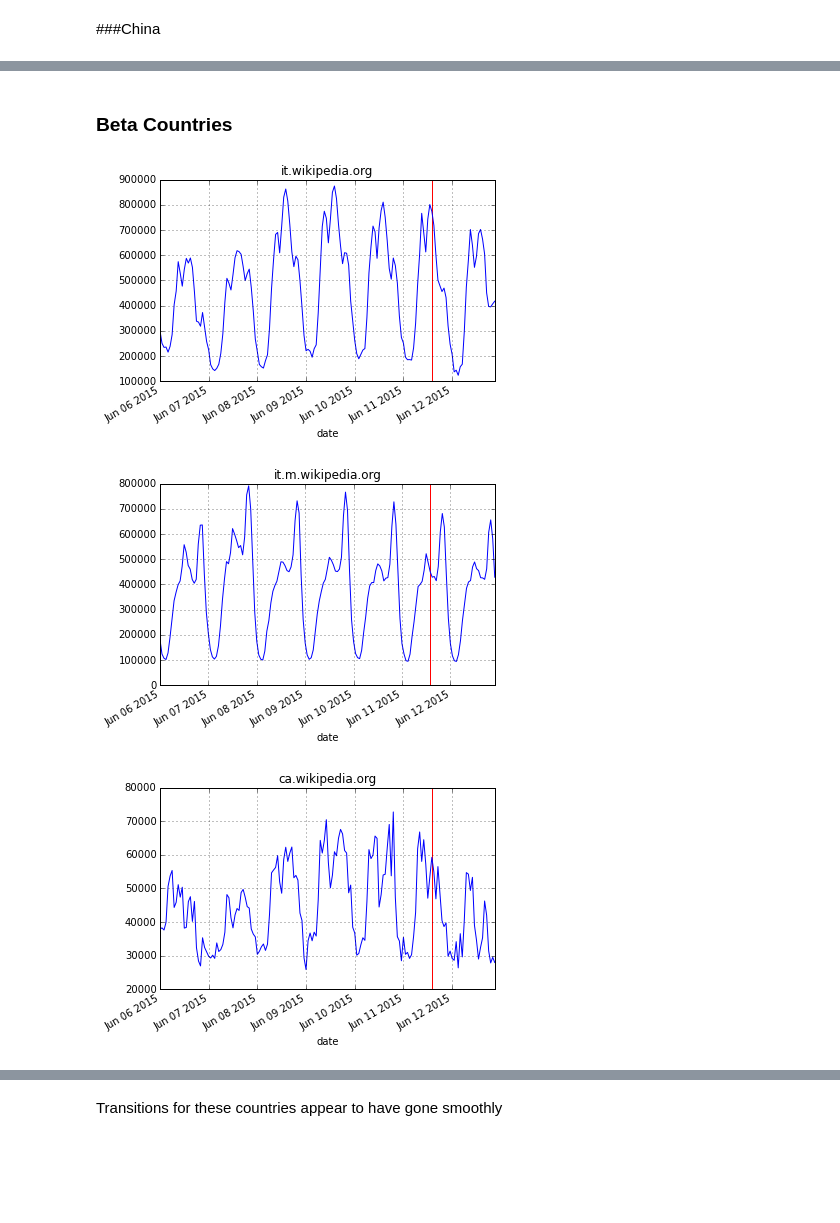
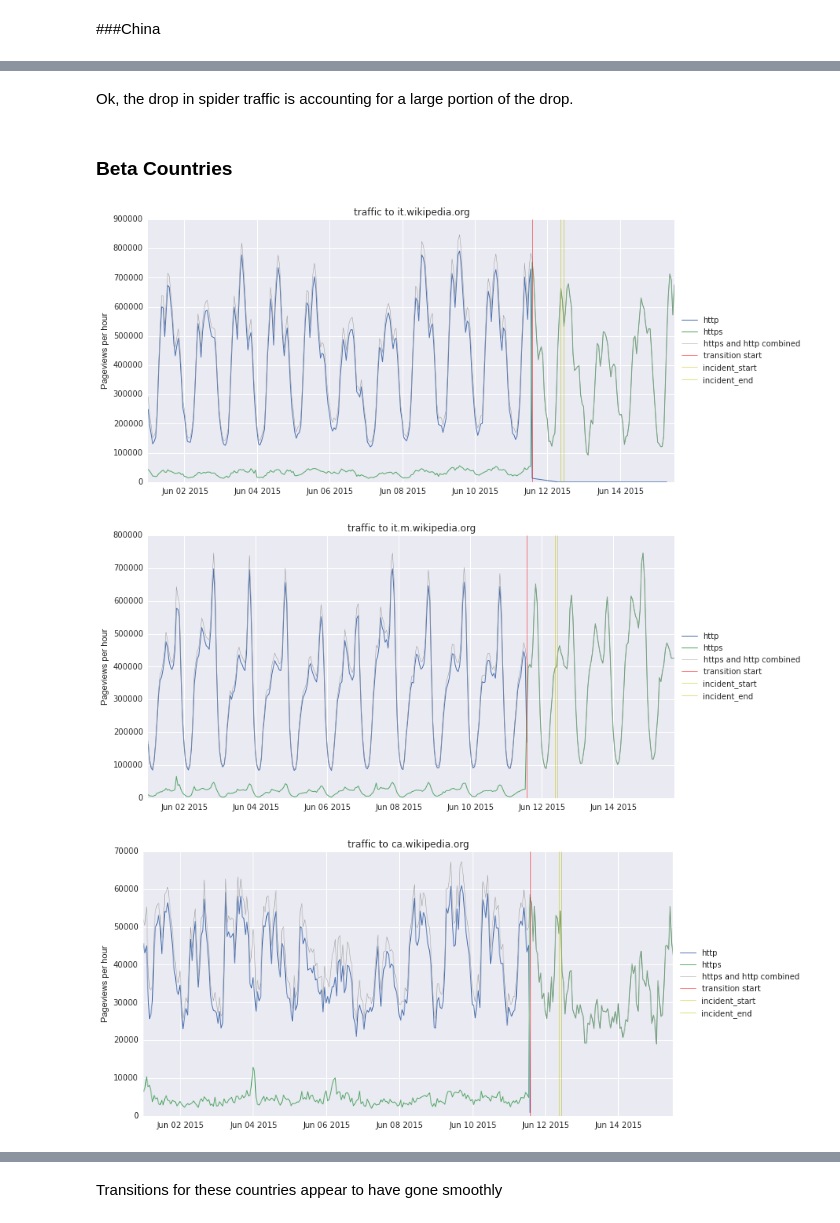
Before and after one commit to ewulczyn/wiki-misc, a Jupyter notebook: https_transition/https_transition.ipynb, the cells around one changed output, grey strips where cells are left out. Drawn from its saved outputs; the diff is of its cells as text; code cells hidden in the pictures; blank space fills up the shorter version.

```diff
--- a/https_transition/https_transition.ipynb
+++ b/https_transition/https_transition.ipynb
@@ -125,0 +99,15 @@ def plot_disaggregation(df, uri_host, country, access_method, agent_type, time =
+# %%
+china_times = [('transition start',  china_start, 'r'),
+               ('incident_start' , incident_start, 'y'),
+               ('incident_end' , incident_end, 'y')
+               ]
+
+beta_times = [('transition start',  beta_start, 'r'),
+               ('incident_start' , incident_start, 'y'),
+               ('incident_end' , incident_end, 'y')
+               ]
+
+english_times = [('transition start',  english_start, 'r'),
+               ('incident_start' , incident_start, 'y'),
+               ('incident_end' , incident_end, 'y')
+               ]
@@ -126,10 +145,11 @@ def plot_disaggregation(df, uri_host, country, access_method, agent_type, time =
 # %%
 # Load the data
-df = pd.read_csv('http_transition.tsv', sep = '\t')
+df = pd.read_csv('http_transition2.tsv', sep = '\t')
 def make_date(d):
     return datetime(year=d['year'], month=d['month'], day=d['day'], hour =d['hour'])
 df['date'] = df.apply(make_date, axis=1)
-df['n'] = df['n'] * 64
+df['n'] = df['n'] * 64 # the data was sampled at rate 1:64
+df = df[df['http_status'] == 200]
 # %% [markdown]
 #Analysis
 # %% [markdown]
@@ -199,13 +203,15 @@ And there we go, spider traffic crashed at the point of transition.
+# %% [markdown]
+Ok, the drop in spider traffic is accounting for a large portion of the drop.
 # %% [markdown]
 ### Beta Countries
 # %%
-plot_project(df, 'it.wikipedia.org', beta_start)
-plot_project(df, 'it.m.wikipedia.org', beta_start)
-plot_project(df, 'ca.wikipedia.org', beta_start)
-plot_project(df, 'ca.m.wikipedia.org', beta_start)
-plot_project(df, 'he.wikipedia.org', beta_start)
-plot_project(df, 'he.m.wikipedia.org', beta_start)
+plot_pageviews(df, beta_times, host = 'it.wikipedia.org')
+plot_pageviews(df,  beta_times, host ='it.m.wikipedia.org')
+plot_pageviews(df,  beta_times, host ='ca.wikipedia.org' )
+plot_pageviews(df,  beta_times, host ='ca.m.wikipedia.org')
+plot_pageviews(df, beta_times, host = 'he.wikipedia.org')
+plot_pageviews(df, beta_times, host = 'he.m.wikipedia.org')
 # %% [output]
-[figure, old version]
+[figure, new version]
-[figure, old version]
+[figure, new version]
-[figure, old version]
+[figure, new version]
```
Also changed, not shown: parts of 38 cells of this notebook.
